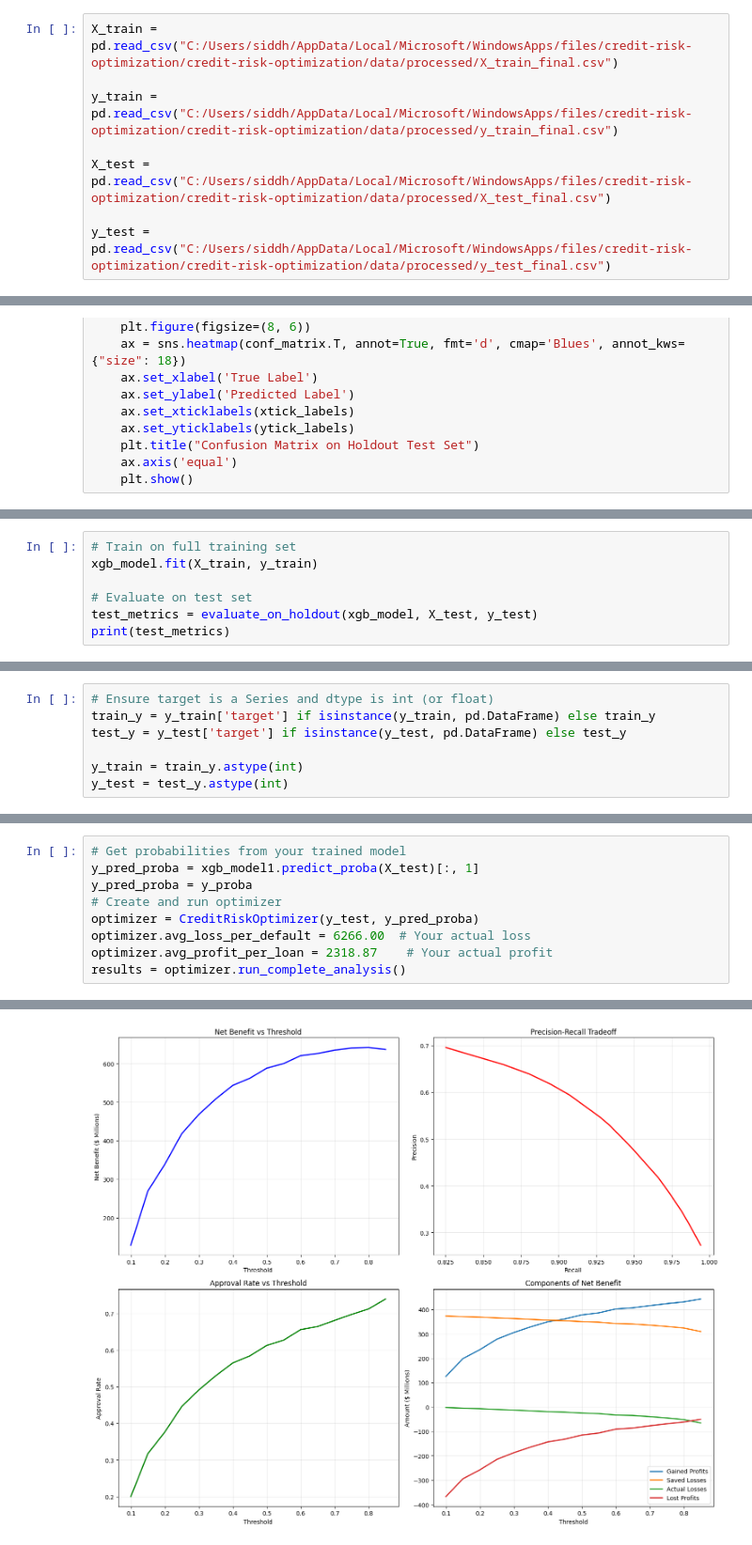
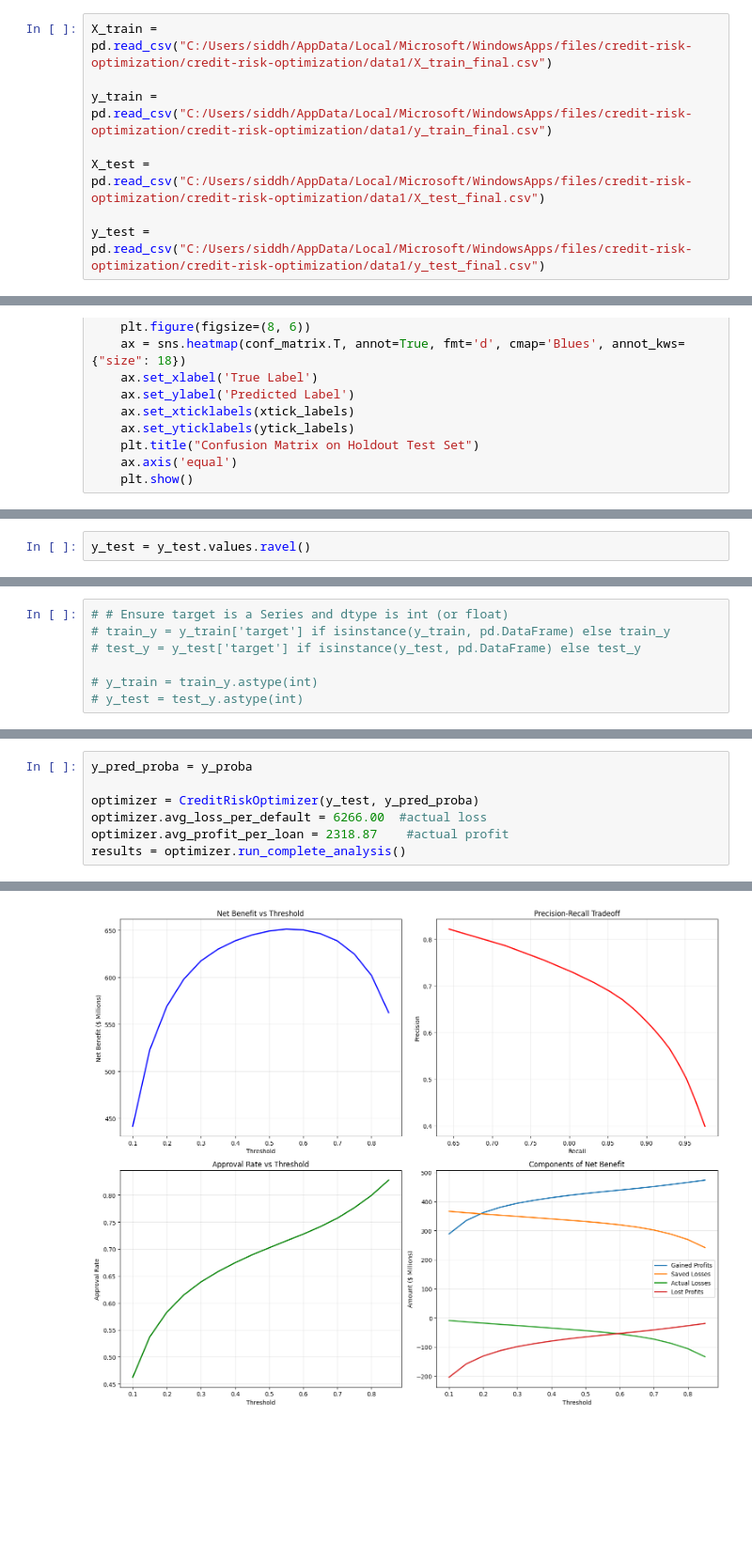
Before and after one commit to siddhantgopi/credit-risk-optimization, a Jupyter notebook: notebooks/03_Modeling.ipynb, the cells around one changed output, grey strips where cells are left out. Shown at 94% size. Cells and saved outputs as stored; diff of their text form; blank space fills up the shorter version.

```diff
--- a/notebooks/03_Modeling.ipynb
+++ b/notebooks/03_Modeling.ipynb
@@ -1,10 +1,10 @@
 # %%
 import pandas as pd
 # %%
-X_train = pd.read_csv("C:/Users/siddh/AppData/Local/Microsoft/WindowsApps/files/credit-risk-optimization/credit-risk-optimization/data/processed/X_train_final.csv")
+X_train = pd.read_csv("C:/Users/siddh/AppData/Local/Microsoft/WindowsApps/files/credit-risk-optimization/credit-risk-optimization/data1/X_train_final.csv")
 
-y_train = pd.read_csv("C:/Users/siddh/AppData/Local/Microsoft/WindowsApps/files/credit-risk-optimization/credit-risk-optimization/data/processed/y_train_final.csv")
+y_train = pd.read_csv("C:/Users/siddh/AppData/Local/Microsoft/WindowsApps/files/credit-risk-optimization/credit-risk-optimization/data1/y_train_final.csv")
 
-X_test = pd.read_csv("C:/Users/siddh/AppData/Local/Microsoft/WindowsApps/files/credit-risk-optimization/credit-risk-optimization/data/processed/X_test_final.csv")
+X_test = pd.read_csv("C:/Users/siddh/AppData/Local/Microsoft/WindowsApps/files/credit-risk-optimization/credit-risk-optimization/data1/X_test_final.csv")
 
-y_test = pd.read_csv("C:/Users/siddh/AppData/Local/Microsoft/WindowsApps/files/credit-risk-optimization/credit-risk-optimization/data/processed/y_test_final.csv")
+y_test = pd.read_csv("C:/Users/siddh/AppData/Local/Microsoft/WindowsApps/files/credit-risk-optimization/credit-risk-optimization/data1/y_test_final.csv")
@@ -174,7 +225,0 @@ import joblib
-# %%
-# Train on full training set
-xgb_model.fit(X_train, y_train)
-
-# Evaluate on test set
-test_metrics = evaluate_on_holdout(xgb_model, X_test, y_test)
-print(test_metrics)
@@ -224,0 +232,2 @@ X_test
+# %%
+y_test = y_test.values.ravel()
@@ -251,7 +281,7 @@ best_thresh
 # %%
-# Ensure target is a Series and dtype is int (or float)
-train_y = y_train['target'] if isinstance(y_train, pd.DataFrame) else train_y
-test_y = y_test['target'] if isinstance(y_test, pd.DataFrame) else test_y
+# # Ensure target is a Series and dtype is int (or float)
+# train_y = y_train['target'] if isinstance(y_train, pd.DataFrame) else train_y
+# test_y = y_test['target'] if isinstance(y_test, pd.DataFrame) else test_y
 
-y_train = train_y.astype(int)
-y_test = test_y.astype(int)
+# y_train = train_y.astype(int)
+# y_test = test_y.astype(int)
@@ -694,11 +418,9 @@ You can also customize business parameters:
 # %%
-# Get probabilities from your trained model
-y_pred_proba = xgb_model1.predict_proba(X_test)[:, 1]
 y_pred_proba = y_proba
-# Create and run optimizer
+
 optimizer = CreditRiskOptimizer(y_test, y_pred_proba)
-optimizer.avg_loss_per_default = 6266.00  # Your actual loss
-optimizer.avg_profit_per_loan = 2318.87    # Your actual profit
+optimizer.avg_loss_per_default = 6266.00  #actual loss
+optimizer.avg_profit_per_loan = 2318.87    #actual profit
 results = optimizer.run_complete_analysis()
 # %% [output]
 CREDIT RISK THRESHOLD OPTIMIZATION
@@ -721 +443 @@ Beta = 0.5 (recall weight = 0.5, precision weight = 1)
-[figure, old version]
+[figure, new version]
```
Also changed, not shown: parts of 67 cells of this notebook, 11 other files.
